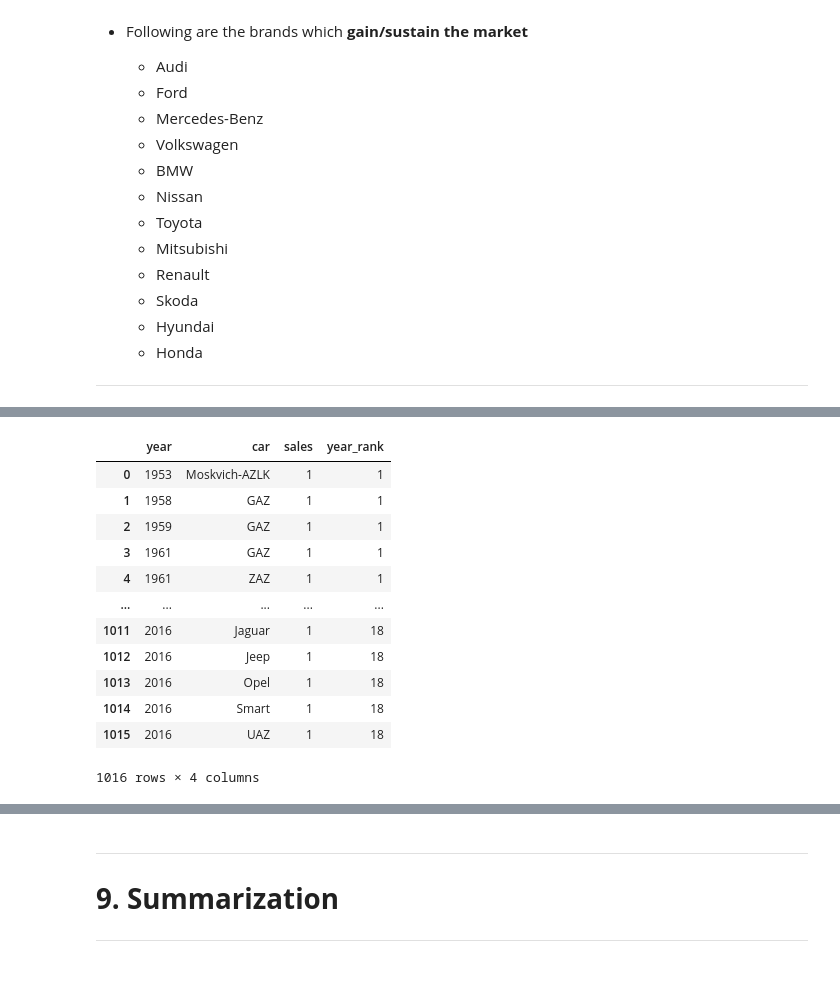
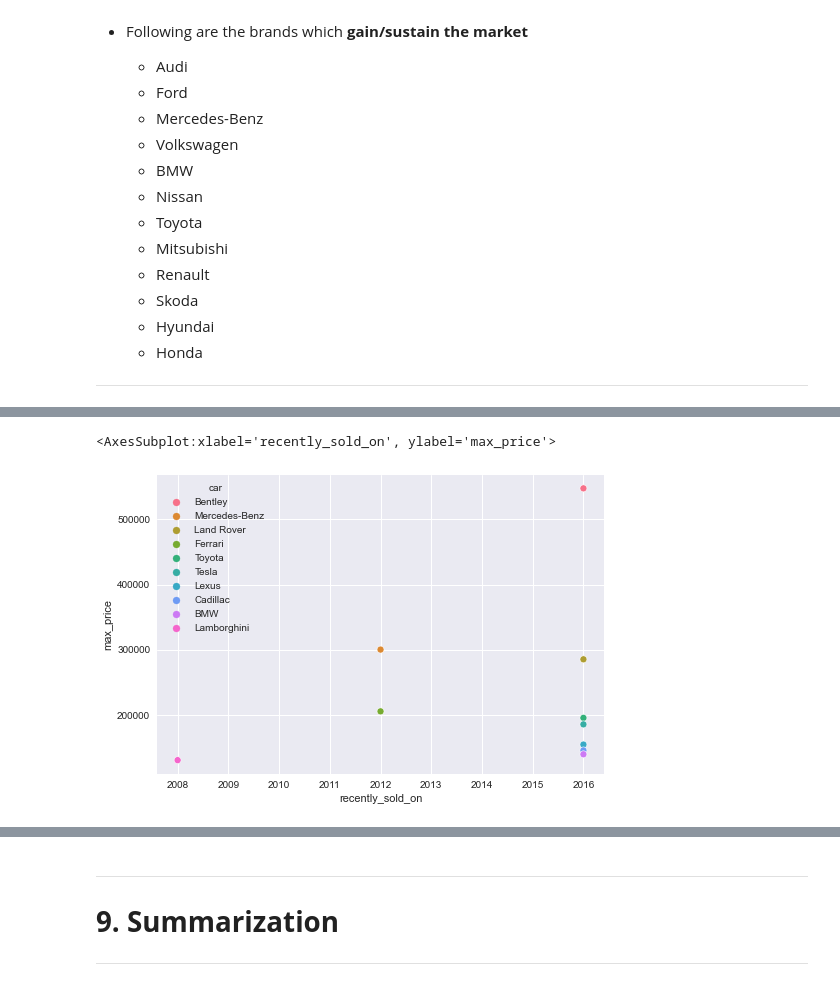
Before and after one commit to yoganandaraol/EDA_CarSales, a Jupyter notebook: EDA_Analysis_on_Used_Cars.ipynb, the cells around one changed output, grey strips where cells are left out. Drawn from its saved outputs; the diff is of its cells as text; code cells hidden in the pictures.

```diff
--- a/EDA_Analysis_on_Used_Cars.ipynb
+++ b/EDA_Analysis_on_Used_Cars.ipynb
@@ -867,16 +871,18 @@ carsales_df[carsales_df.price.isin(carsales_df.price.nlargest())].sort_values('p
-# %%
-carsales_year_df
-# %% [output]
-|  | year | car | sales | year_rank |
-| 0 | 1953 | Moskvich-AZLK | 1 | 1 |
-| 1 | 1958 | GAZ | 1 | 1 |
-| 2 | 1959 | GAZ | 1 | 1 |
-| 3 | 1961 | GAZ | 1 | 1 |
-| 4 | 1961 | ZAZ | 1 | 1 |
-| ... | ... | ... | ... | ... |
-| 1011 | 2016 | Jaguar | 1 | 18 |
-| 1012 | 2016 | Jeep | 1 | 18 |
-| 1013 | 2016 | Opel | 1 | 18 |
-| 1014 | 2016 | Smart | 1 | 18 |
-| 1015 | 2016 | UAZ | 1 | 18 |
-1016 rows × 4 columns
+# %%
+cars_with_max_price_df = pd.DataFrame(carsales_df.groupby('car').price.max())
+cars_with_max_price_df.reset_index(inplace=True)
+cars_with_max_price_df.rename(columns={'price':'max_price'}, inplace=True)
+# %%
+def get_totalcarsales(r):
+    return carsales_df[(carsales_df.car == r.car) & (carsales_df.price == r.max_price)].car.count()
+
+def get_latestyearofsale(r):
+    return carsales_df[(carsales_df.car == r.car) & (carsales_df.price == r.max_price)].year.max()
+# %%
+cars_with_max_price_df['total_sales'] = cars_with_max_price_df.apply(get_totalcarsales, axis=1)
+cars_with_max_price_df['recently_sold_on'] = cars_with_max_price_df.apply(get_latestyearofsale, axis=1)
+# %%
+sns.scatterplot(data=cars_with_max_price_df.sort_values('max_price', ascending=False).head(10), x='recently_sold_on', y='max_price', hue='car')
+# %% [output]
+<AxesSubplot:xlabel='recently_sold_on', ylabel='max_price'>
+[figure, added]
```
Also changed, not shown: parts of 11 cells of this notebook.
